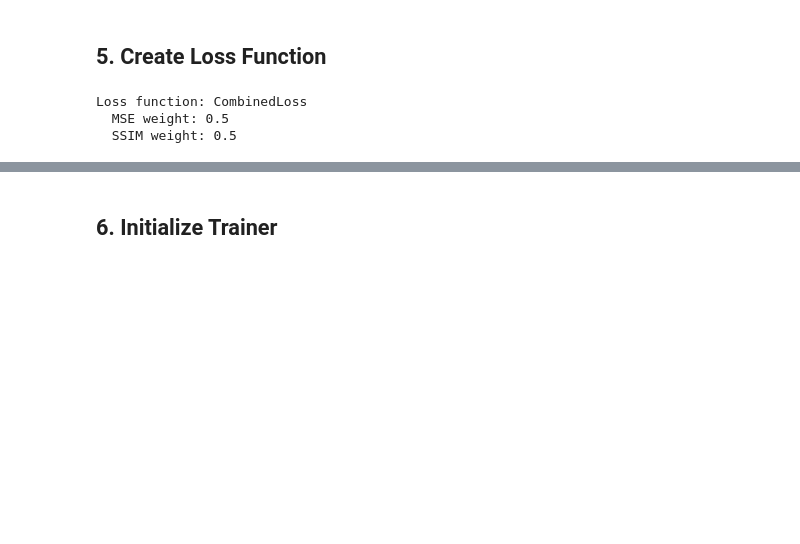
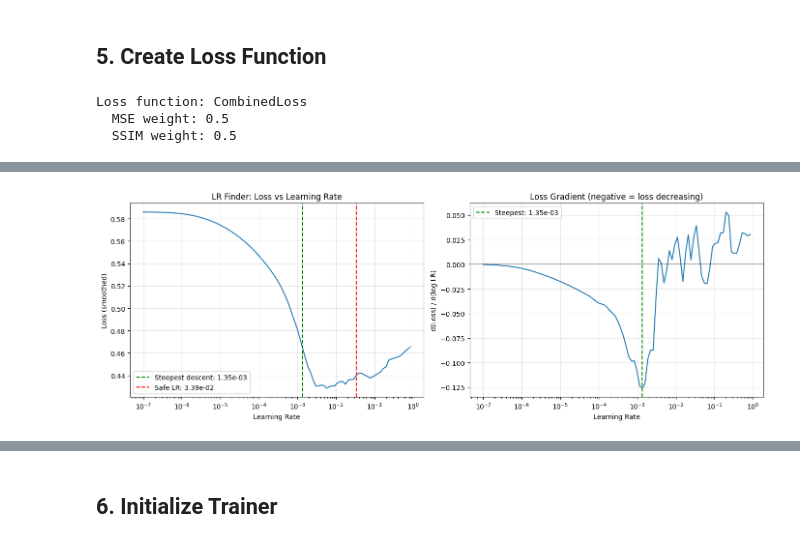
Before and after one commit to AdamDuffyCastaldo/CNNAutoencoderProject, a Jupyter notebook: notebooks/train_resnet.ipynb, the cells around one changed output, grey strips where cells are left out. Saved outputs shown, nothing was run; the diff lists cells and outputs as text; code cells hidden in the pictures; blank space fills up the shorter version.

```diff
--- a/notebooks/train_resnet.ipynb
+++ b/notebooks/train_resnet.ipynb
@@ -61,10 +61,10 @@ VRAM: 8.0 GB
 
 # Data settings
 DATA_PATH = "D:/Projects/CNNAutoencoderProject/data/patches/metadata.npy"
-BATCH_SIZE = 32       # Can use larger batch with AMP + smaller model
-NUM_WORKERS = 4       # Parallel data loading
+BATCH_SIZE = 64       # Can use larger batch with AMP + smaller model
+NUM_WORKERS = 0      # Parallel data loading
 VAL_FRACTION = 0.1    # 10% validation split
-TRAIN_SUBSET = 0.20   # Use 20% of data for faster iteration
+TRAIN_SUBSET = 0.03   # Use 20% of data for faster iteration
 
 # Model settings - LITE VERSION
 LATENT_CHANNELS = 16  # 16 = 16x compression
@@ -75,8 +75,8 @@ MSE_WEIGHT = 0.5
 SSIM_WEIGHT = 0.5
 
 # Training settings
-EPOCHS = 30
-LEARNING_RATE = 1e-4
+EPOCHS = 20
+LEARNING_RATE = 7e-3
 EARLY_STOPPING_PATIENCE = 10
 LR_PATIENCE = 5
 LR_FACTOR = 0.5
@@ -84,12 +84,14 @@ MAX_GRAD_NORM = 1.0
 USE_AMP = True        # Mixed precision for ~2x speedup
 
 # Output settings
-RUN_NAME = f"resnet_lite_v2_c{LATENT_CHANNELS}"  # v2: with NaN fix
+# Base name - trainer will append timestamp for unique TensorBoard runs
+# e.g., "resnet_lite_v2_c16" -> "resnet_lite_v2_c16_20260126_143052"
+RUN_NAME = f"resnet_lite_v2_c{LATENT_CHANNELS}"
 
 # Calculate compression ratio
 compression_ratio = (256 * 256) / (16 * 16 * LATENT_CHANNELS)
-print(f"Model: ResNet-Lite Autoencoder")
-print(f"Base channels: {BASE_CHANNELS} (lite version)")
+print(f"Model: ResNet Autoencoder")
+print(f"Base channels: {BASE_CHANNELS} ")
 print(f"Compression ratio: {compression_ratio:.0f}x")
 print(f"Training subset: {TRAIN_SUBSET*100:.0f}% of data")
 print(f"Batch size: {BATCH_SIZE}")
@@ -252,0 +393,77 @@ Loss function: CombinedLoss
+# %%
+
+fig, axes = plt.subplots(1, 2, figsize=(14, 5))
+
+# Plot 1: Loss vs LR (log scale)
+ax1 = axes[0]
+ax1.plot(lrs, losses)
+ax1.set_xscale('log')
+ax1.set_xlabel('Learning Rate')
+ax1.set_ylabel('Loss (smoothed)')
+ax1.set_title('LR Finder: Loss vs Learning Rate')
+ax1.grid(True, alpha=0.3)
+
+# Find suggested LR (steepest descent point)
+# Compute gradient of loss w.r.t. log(lr)
+log_lrs = np.log10(lrs)
+gradients = np.gradient(losses, log_lrs)
+
+# Find the point of steepest descent (most negative gradient)
+# But only consider the region before loss starts increasing
+min_loss_idx = np.argmin(losses)
+search_region = gradients[:min_loss_idx] if min_loss_idx > 10 else gradients[:len(gradients)//2]
+steepest_idx = np.argmin(search_region)
+suggested_lr = lrs[steepest_idx]
+
+# Alternative: pick LR one order of magnitude below explosion
+# Find where loss starts increasing significantly
+for i in range(len(losses) - 1):
+    if losses[i+1] > losses[i] * 1.5:  # Loss increased by 50%
+        explosion_idx = i
+        break
+else:
+    explosion_idx = len(losses) - 1
+
+safe_lr = lrs[max(0, explosion_idx - 20)]  # Back off ~20 steps
+
+ax1.axvline(x=suggested_lr, color='g', linestyle='--', label=f'Steepest descent: {suggested_lr:.2e}')
+ax1.axvline(x=safe_lr, color='r', linestyle='--', label=f'Safe LR: {safe_lr:.2e}')
+ax1.legend()
+
+# Plot 2: Gradient of loss (to see steepest descent)
+ax2 = axes[1]
+ax2.plot(lrs, gradients)
+ax2.set_xscale('log')
+ax2.set_xlabel('Learning Rate')
+ax2.set_ylabel('d(Loss) / d(log LR)')
+ax2.set_title('Loss Gradient (negative = loss decreasing)')
+ax2.axhline(y=0, color='k', linestyle='-', alpha=0.3)
+ax2.axvline(x=suggested_lr, color='g', linestyle='--', label=f'Steepest: {suggested_lr:.2e}')
+ax2.grid(True, alpha=0.3)
+ax2.legend()
+
+plt.tight_layout()
+plt.savefig(f'{project_root}/notebooks/runs/{RUN_NAME}/lr_finder.png', dpi=150)
+plt.show()
+
+min_idx = np.argmin(losses)
+suggested_lr = lrs[min_idx] / 10
+print(f"\nMinimum loss at LR: {lrs[min_idx]:.2e}")
+print(f"Suggested max_lr: {suggested_lr:.2e}")
+
+# IMPORTANT: Recreate model before training - this one is corrupted
+print("\n⚠️  Recreate model before training!")
+
+# Print recommendations
+print("\n" + "=" * 60)
+print("Learning Rate Recommendations")
+print("=" * 60)
+print(f"Steepest descent LR:  {suggested_lr:.2e}")
+print(f"Safe LR (before explosion): {safe_lr:.2e}")
+print(f"\nRecommended range to try:")
+print(f"  Conservative: {suggested_lr/3:.2e}")
+print(f"  Aggressive:   {suggested_lr:.2e}")
+print(f"\nFor OneCycleLR, set max_lr to: {suggested_lr:.2e}")
+print("=" * 60)
+# %% [output]
+[figure, added]
```
Also changed, not shown: parts of 20 cells of this notebook, 46 other files.
